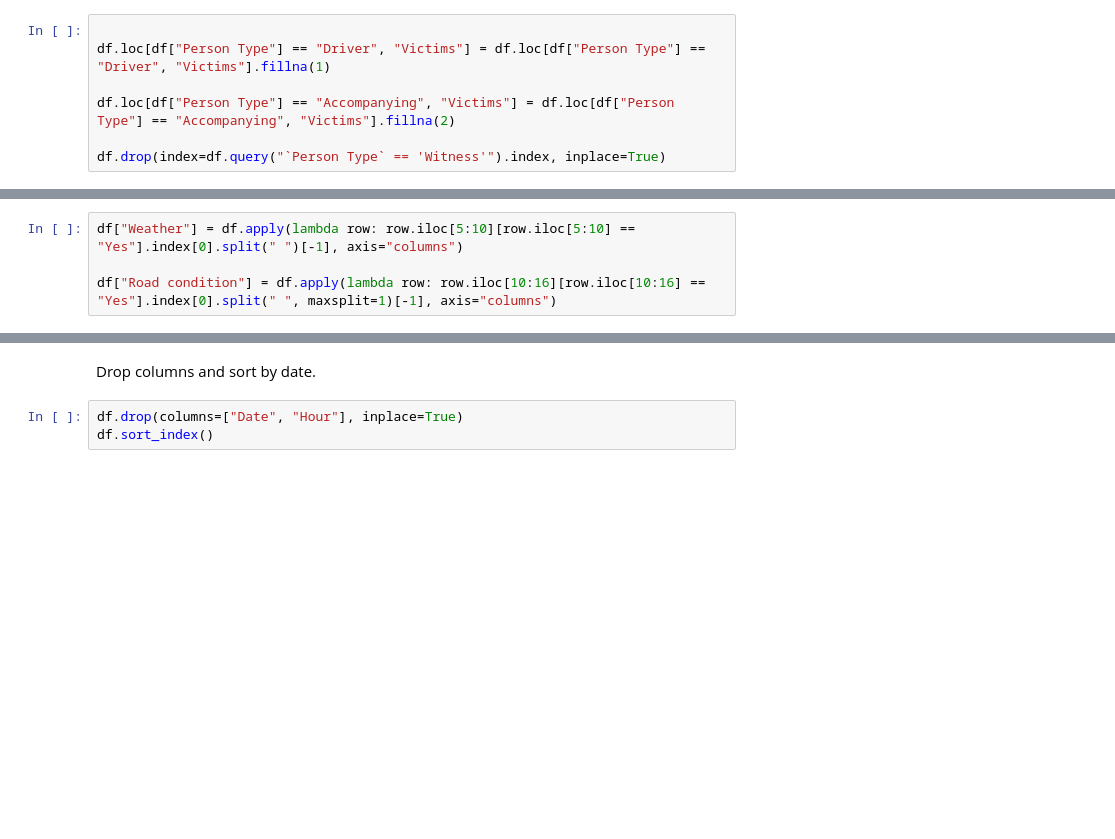
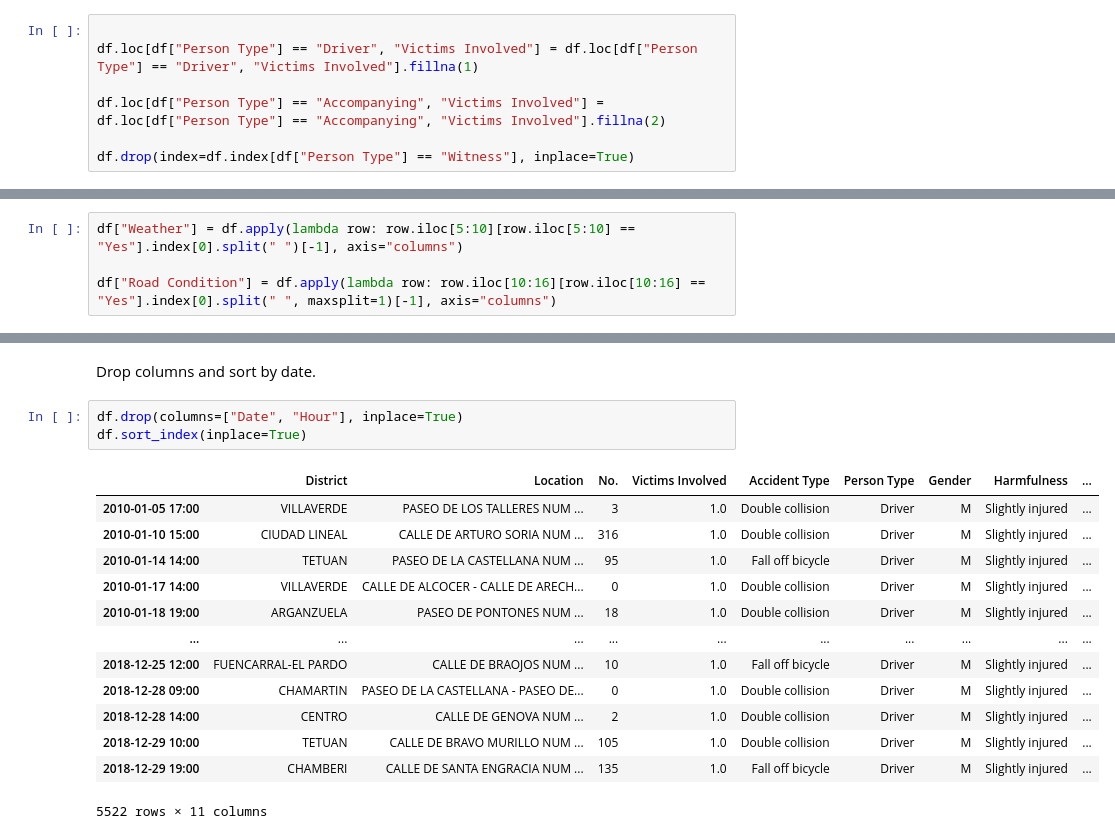
Before and after one commit to gontzalm/madrid-bicycle-accidents, a Jupyter notebook: notebooks/madrid_bicycle_accidents.ipynb, the cells around one changed output, grey strips where cells are left out. Saved outputs shown, nothing was run; the diff lists cells and outputs as text; blank space fills up the shorter version.

```diff
--- a/notebooks/madrid_bicycle_accidents.ipynb
+++ b/notebooks/madrid_bicycle_accidents.ipynb
@@ -102,11 +179,11 @@ df[df["Victims"].isnull()].groupby("Person Type")["Date"].count()
 For the sake of simplicity, let's suppose drivers were the only ones injured in their accidents, and accompanyings were involved in accidents with two victims. We'll discard all witnesses as they probably only reported a crash but weren't involved in it.
 # %%
 
-df.loc[df["Person Type"] == "Driver", "Victims"] = df.loc[df["Person Type"] == "Driver", "Victims"].fillna(1)
+df.loc[df["Person Type"] == "Driver", "Victims Involved"] = df.loc[df["Person Type"] == "Driver", "Victims Involved"].fillna(1)
 
-df.loc[df["Person Type"] == "Accompanying", "Victims"] = df.loc[df["Person Type"] == "Accompanying", "Victims"].fillna(2)
+df.loc[df["Person Type"] == "Accompanying", "Victims Involved"] = df.loc[df["Person Type"] == "Accompanying", "Victims Involved"].fillna(2)
 
-df.drop(index=df.query("`Person Type` == 'Witness'").index, inplace=True)
+df.drop(index=df.index[df["Person Type"] == "Witness"], inplace=True)
 # %% [markdown]
 ### Rearanging the *DataFrame*
 Is neccesary to rearange etc
@@ -115,4 +192,4 @@ Rearange the weather and road conditions data so it is contained in two columns
 # %%
 df["Weather"] = df.apply(lambda row: row.iloc[5:10][row.iloc[5:10] == "Yes"].index[0].split(" ")[-1], axis="columns")
 
-df["Road condition"] = df.apply(lambda row: row.iloc[10:16][row.iloc[10:16] == "Yes"].index[0].split(" ", maxsplit=1)[-1], axis="columns")
+df["Road Condition"] = df.apply(lambda row: row.iloc[10:16][row.iloc[10:16] == "Yes"].index[0].split(" ", maxsplit=1)[-1], axis="columns")
@@ -160,6 +280,20 @@ df.index
 Drop columns and sort by date.
 # %%
 df.drop(columns=["Date", "Hour"], inplace=True)
-df.sort_index()
+df.sort_index(inplace=True)
+# %% [output]
+|  | District | Location | No. | Victims Involved | Accident Type | Person Type | Gender | Harmfulness | ... |
+| 2010-01-05 17:00 | VILLAVERDE | PASEO DE LOS TALLERES NUM ... | 3 | 1.0 | Double collision | Driver | M | Slightly injured | ... |
+| 2010-01-10 15:00 | CIUDAD LINEAL | CALLE DE ARTURO SORIA NUM ... | 316 | 1.0 | Double collision | Driver | M | Slightly injured | ... |
+| 2010-01-14 14:00 | TETUAN | PASEO DE LA CASTELLANA NUM ... | 95 | 1.0 | Fall off bicycle | Driver | M | Slightly injured | ... |
+| 2010-01-17 14:00 | VILLAVERDE | CALLE DE ALCOCER - CALLE DE ARECH... | 0 | 1.0 | Double collision | Driver | M | Slightly injured | ... |
+| 2010-01-18 19:00 | ARGANZUELA | PASEO DE PONTONES NUM ... | 18 | 1.0 | Double collision | Driver | M | Slightly injured | ... |
+| ... | ... | ... | ... | ... | ... | ... | ... | ... | ... |
+| 2018-12-25 12:00 | FUENCARRAL-EL PARDO | CALLE DE BRAOJOS NUM ... | 10 | 1.0 | Fall off bicycle | Driver | M | Slightly injured | ... |
+| 2018-12-28 09:00 | CHAMARTIN | PASEO DE LA CASTELLANA - PASEO DE... | 0 | 1.0 | Double collision | Driver | M | Slightly injured | ... |
+| 2018-12-28 14:00 | CENTRO | CALLE DE GENOVA NUM ... | 2 | 1.0 | Double collision | Driver | M | Slightly injured | ... |
+| 2018-12-29 10:00 | TETUAN | CALLE DE BRAVO MURILLO NUM ... | 105 | 1.0 | Double collision | Driver | M | Slightly injured | ... |
+| 2018-12-29 19:00 | CHAMBERI | CALLE DE SANTA ENGRACIA NUM ... | 135 | 1.0 | Fall off bicycle | Driver | M | Slightly injured | ... |
+5522 rows × 11 columns
 # %% [markdown]
 ## Analyzing Data
```
Also changed, not shown: parts of 33 cells of this notebook.
